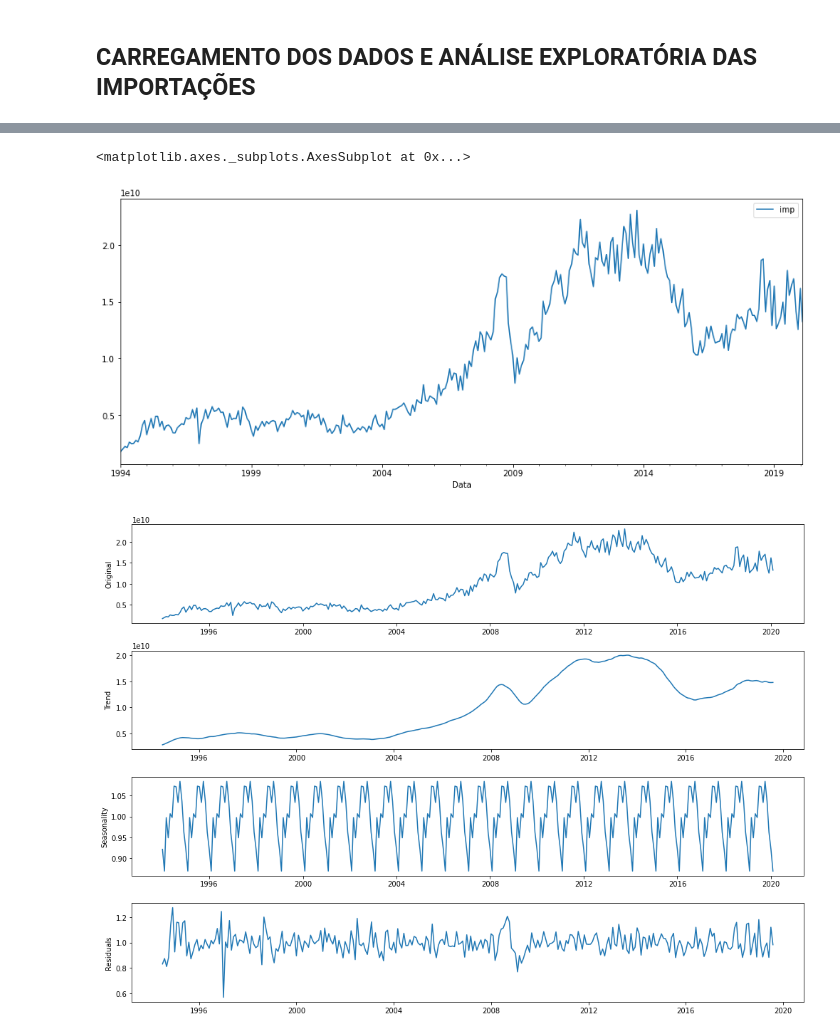
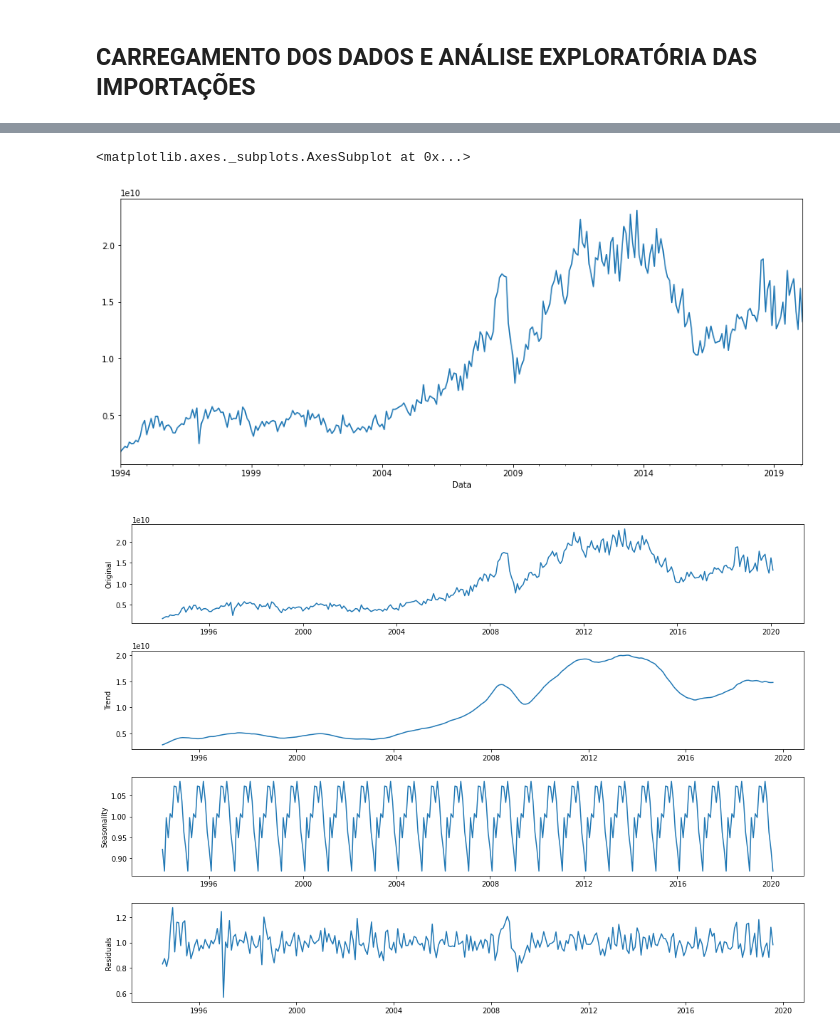
Before and after one commit to mmbs1989/TCC-PUCMINAS, a Jupyter notebook: Notebook_TCC_PUC.ipynb, the cells around one changed output, grey strips where cells are left out. Saved outputs shown, nothing was run; the diff lists cells and outputs as text; code cells hidden in the pictures.

```diff
--- a/Notebook_TCC_PUC.ipynb
+++ b/Notebook_TCC_PUC.ipynb
@@ -298,8 +295,10 @@ dfpib.groupby(dfpib.index.month).mean().plot(kind='bar')
 
 dfimp = pd.read_csv("https://raw.githubusercontent.com/mmbs1989/DSWP-Aluno/main/dadostccdata.csv")
 dfi = pd.read_csv("https://raw.githubusercontent.com/mmbs1989/DSWP-Aluno/main/dadostcci.csv")
+dfdol = pd.read_csv("https://raw.githubusercontent.com/mmbs1989/DSWP-Aluno/main/dadostccdolar.csv")
 # %%
 # Juntar as tabelas carregadas e definir o nome da coluna
 dfimp['imp'] = dfi['i']
+dfimp['dolar'] = dfdol['dol']
 dfimp.head()
 # %% [output]
@@ -332,6 +331,7 @@ dfimp.tail()
 # %%
 # Transformar o tipo das colunas e definir o index
 dfimp['imp'] = pd.to_numeric(dfimp['imp'])
+dfimp['dolar'] = pd.to_numeric(dfimp['dolar'])
 dfimp['Data'] = pd.to_datetime(dfimp['Data'])
 dfimp.set_index('Data', inplace=True)
 # %%
@@ -365,9 +366,9 @@ imp    0
 dtype: int64
 # %%
 # Gráfico dos valores
-dfimp.plot(figsize=(15,6))
+dfimp['imp'].plot(figsize=(15,6))
 # %% [output]
 <matplotlib.axes._subplots.AxesSubplot at 0x...>
-[figure, old version]
+[figure, new version]
 # %%
 #Decomposição da série temporal
```
Also changed, not shown: parts of 11 cells of this notebook.
